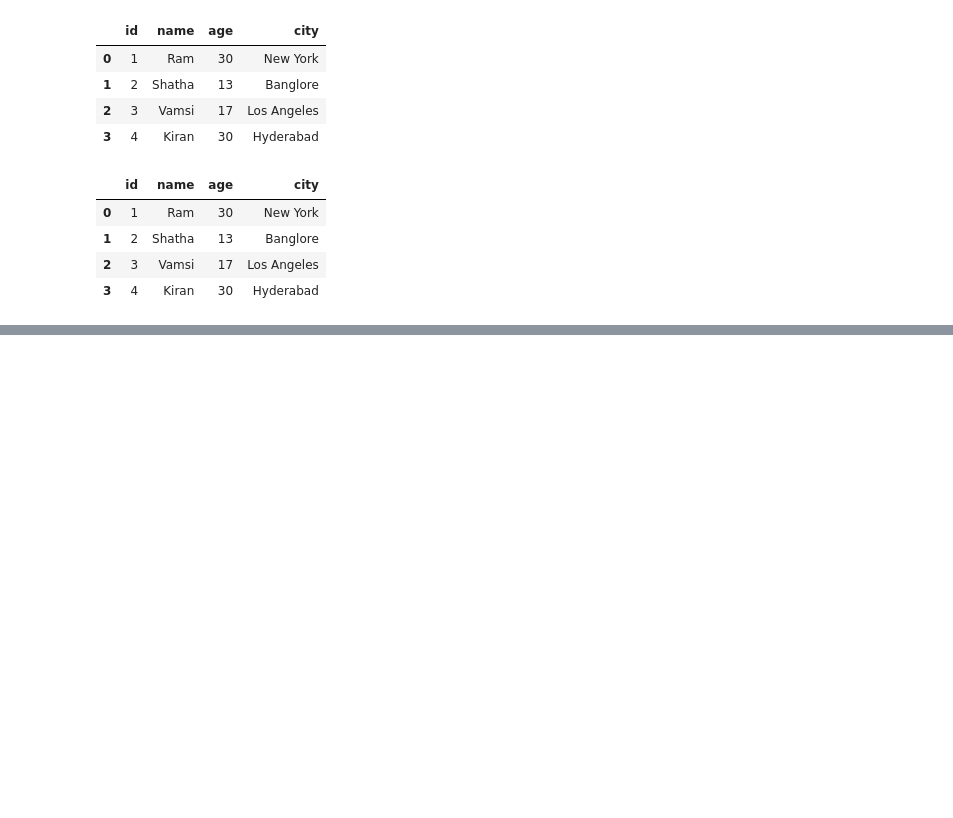
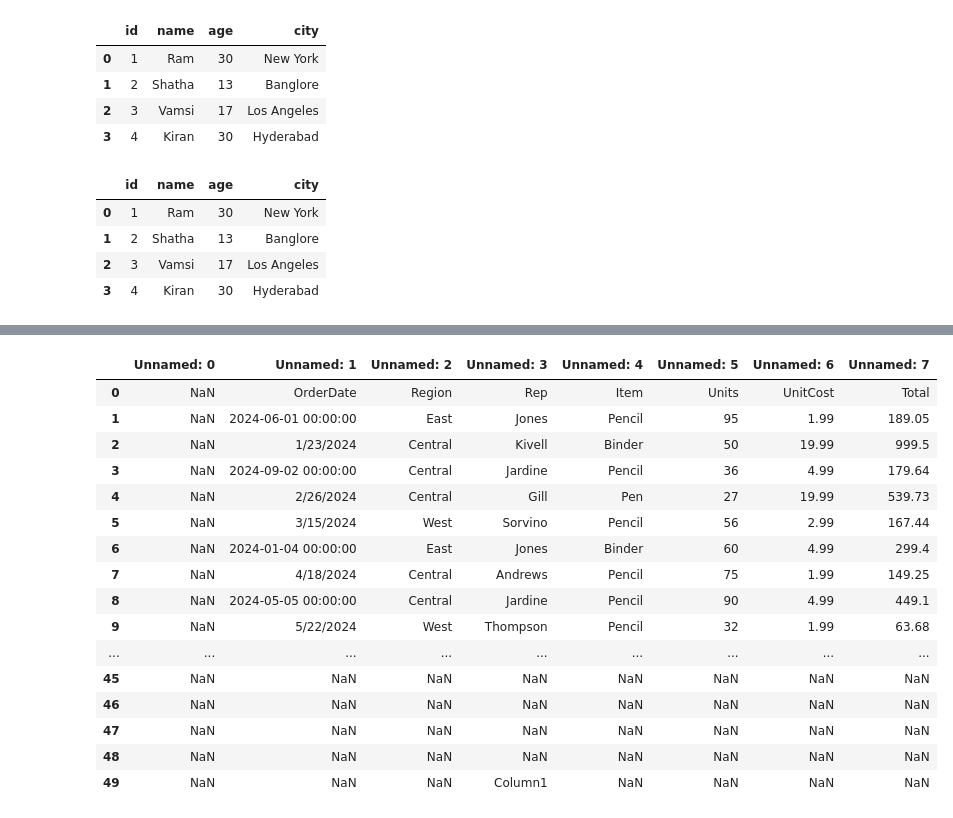
Before and after one commit to ramnagella/Demo, a Jupyter notebook: ML_Day3.ipynb, the cells around one changed output, grey strips where cells are left out. Saved outputs shown, nothing was run; the diff lists cells and outputs as text; code cells hidden in the pictures; blank space fills up the shorter version.

```diff
--- a/ML_Day3.ipynb
+++ b/ML_Day3.ipynb
@@ -191,0 +242,26 @@ df_json.to_json('Sample_new.json',orient='split')
+# %%
+#Reading second sheet of excel files using sheet_name option
+#we can use options like usecols,dtypes,nrows,skiprows,similar to_excel same attribute we can use
+#to_excel(sheet_name,index,columns,engine like openpyxl,xlsxwritten)
+
+import pandas as pd
+df_excel=pd.read_excel('sample_sales.xlsx',sheet_name='SalesOrders')
+df_excel
+# %% [output]
+|  | Unnamed: 0 | Unnamed: 1 | Unnamed: 2 | Unnamed: 3 | Unnamed: 4 | Unnamed: 5 | Unnamed: 6 | Unnamed: 7 |
+| 0 | NaN | OrderDate | Region | Rep | Item | Units | UnitCost | Total |
+| 1 | NaN | 2024-06-01 00:00:00 | East | Jones | Pencil | 95 | 1.99 | 189.05 |
+| 2 | NaN | 1/23/2024 | Central | Kivell | Binder | 50 | 19.99 | 999.5 |
+| 3 | NaN | 2024-09-02 00:00:00 | Central | Jardine | Pencil | 36 | 4.99 | 179.64 |
+| 4 | NaN | 2/26/2024 | Central | Gill | Pen | 27 | 19.99 | 539.73 |
+| 5 | NaN | 3/15/2024 | West | Sorvino | Pencil | 56 | 2.99 | 167.44 |
+| 6 | NaN | 2024-01-04 00:00:00 | East | Jones | Binder | 60 | 4.99 | 299.4 |
+| 7 | NaN | 4/18/2024 | Central | Andrews | Pencil | 75 | 1.99 | 149.25 |
+| 8 | NaN | 2024-05-05 00:00:00 | Central | Jardine | Pencil | 90 | 4.99 | 449.1 |
+| 9 | NaN | 5/22/2024 | West | Thompson | Pencil | 32 | 1.99 | 63.68 |
+| ... | ... | ... | ... | ... | ... | ... | ... | ... |
+| 45 | NaN | NaN | NaN | NaN | NaN | NaN | NaN | NaN |
+| 46 | NaN | NaN | NaN | NaN | NaN | NaN | NaN | NaN |
+| 47 | NaN | NaN | NaN | NaN | NaN | NaN | NaN | NaN |
+| 48 | NaN | NaN | NaN | NaN | NaN | NaN | NaN | NaN |
+| 49 | NaN | NaN | NaN | Column1 | NaN | NaN | NaN | NaN |
```
Also changed, not shown: parts of 9 cells of this notebook.
